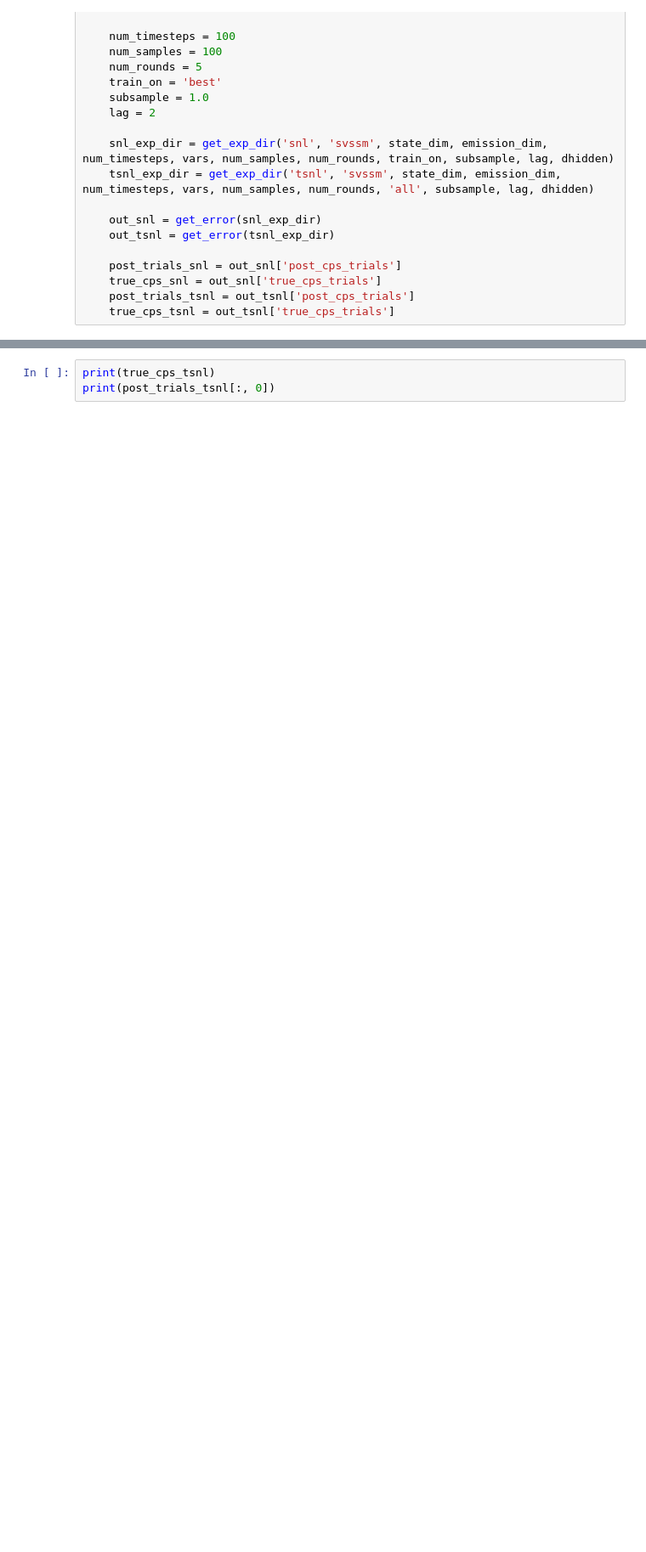
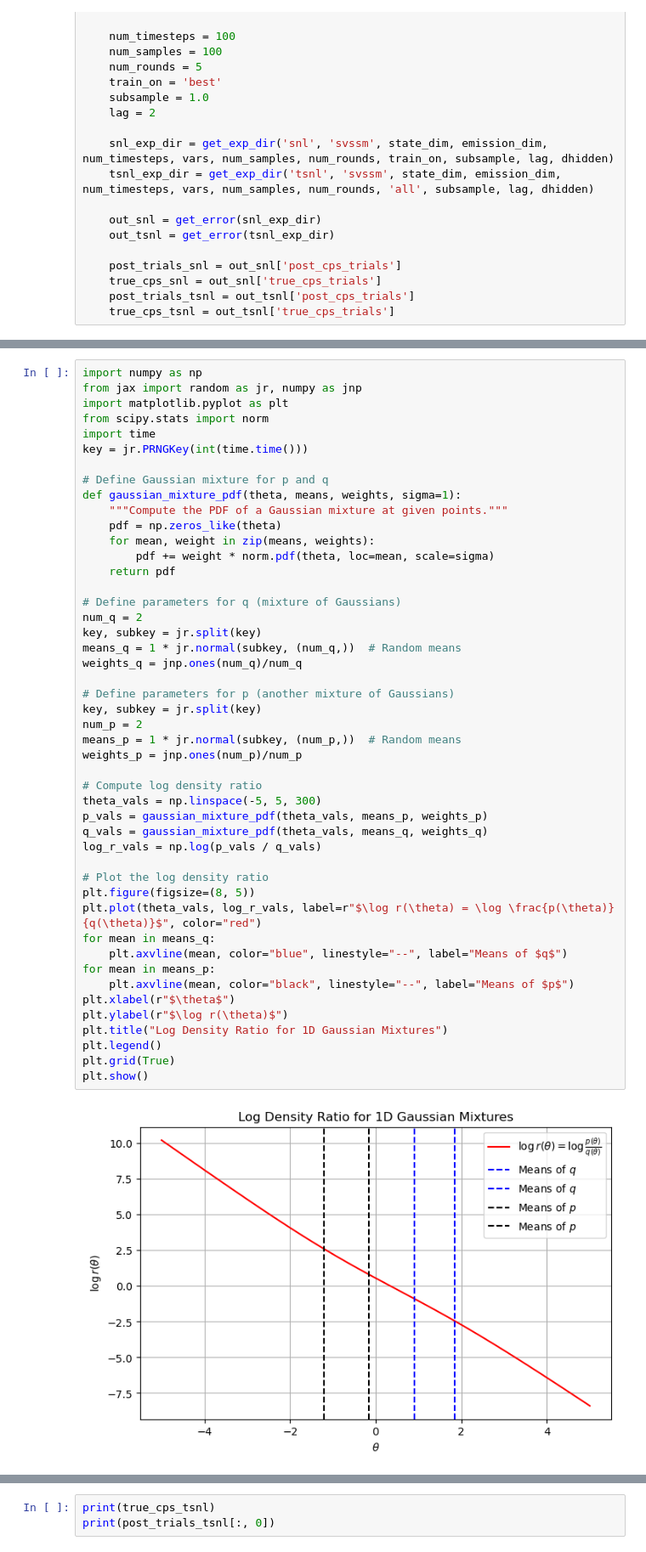
Before and after one commit to kostastsa/neuralssm, a Jupyter notebook: src/neuralssm/notebooks/view_experiment.ipynb, the cells around one changed output, grey strips where cells are left out. Shown: that part at 85% size. Cells and saved outputs as stored; diff of their text form; blank space fills up the shorter version.

```diff
--- a/src/neuralssm/notebooks/view_experiment.ipynb
+++ b/src/neuralssm/notebooks/view_experiment.ipynb
@@ -187,3 +246,52 @@ if view:
+# %%
+import numpy as np
+from jax import random as jr, numpy as jnp
+import matplotlib.pyplot as plt
+from scipy.stats import norm
+import time
+key = jr.PRNGKey(int(time.time()))
+
+# Define Gaussian mixture for p and q
+def gaussian_mixture_pdf(theta, means, weights, sigma=1):
+    """Compute the PDF of a Gaussian mixture at given points."""
+    pdf = np.zeros_like(theta)
+    for mean, weight in zip(means, weights):
+        pdf += weight * norm.pdf(theta, loc=mean, scale=sigma)
+    return pdf
+
+# Define parameters for q (mixture of Gaussians)
+num_q = 2
+key, subkey = jr.split(key)
+means_q = 1 * jr.normal(subkey, (num_q,))  # Random means
+weights_q = jnp.ones(num_q)/num_q
+
+# Define parameters for p (another mixture of Gaussians)
+key, subkey = jr.split(key)
+num_p = 2
+means_p = 1 * jr.normal(subkey, (num_p,))  # Random means
+weights_p = jnp.ones(num_p)/num_p
+
+# Compute log density ratio
+theta_vals = np.linspace(-5, 5, 300)
+p_vals = gaussian_mixture_pdf(theta_vals, means_p, weights_p)
+q_vals = gaussian_mixture_pdf(theta_vals, means_q, weights_q)
+log_r_vals = np.log(p_vals / q_vals)
+
+# Plot the log density ratio
+plt.figure(figsize=(8, 5))
+plt.plot(theta_vals, log_r_vals, label=r"$\log r(\theta) = \log \frac{p(\theta)}{q(\theta)}$", color="red")
+for mean in means_q:
+    plt.axvline(mean, color="blue", linestyle="--", label="Means of $q$")
+for mean in means_p:
+    plt.axvline(mean, color="black", linestyle="--", label="Means of $p$")
+plt.xlabel(r"$\theta$")
+plt.ylabel(r"$\log r(\theta)$")
+plt.title("Log Density Ratio for 1D Gaussian Mixtures")
+plt.legend()
+plt.grid(True)
+plt.show()
+# %% [output]
+[figure, added]
 # %%
 fig1, ax1 = plt.subplots(1, 5, figsize=(5, 1))
 
```
Also changed, not shown: parts of 3 cells of this notebook, 17 other files.
